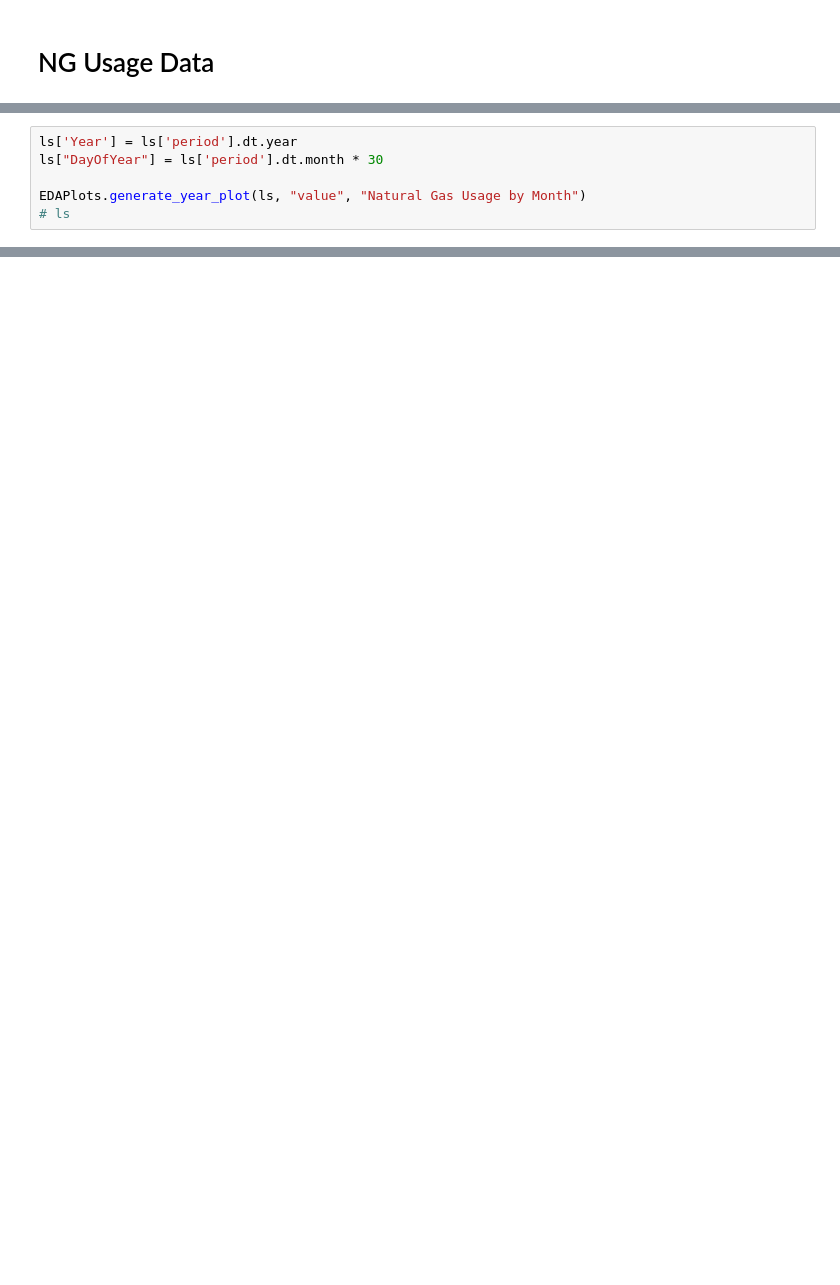
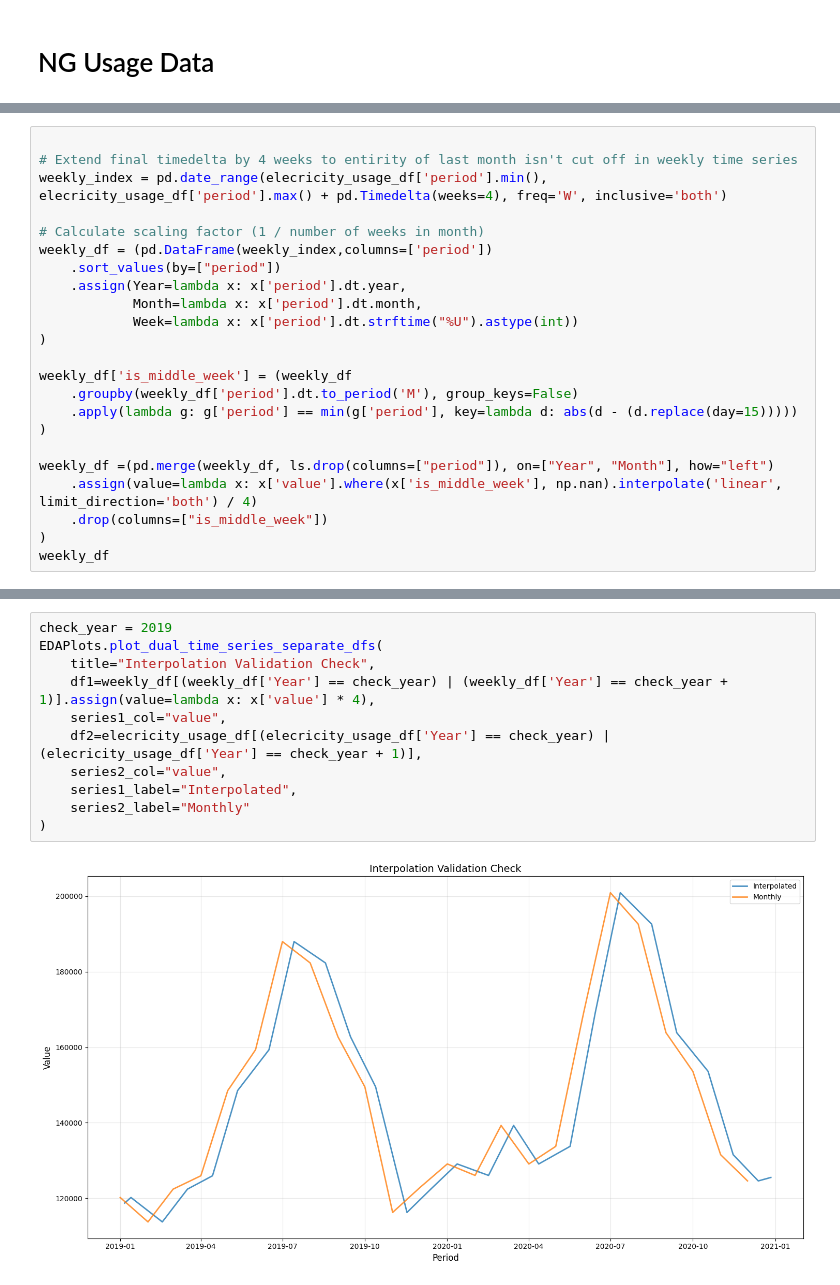
Before and after one commit to JCalago02/Nat-Gas-Model, a Jupyter notebook: notebooks/features.ipynb, the cells around one changed output, grey strips where cells are left out. Cells and saved outputs as stored; diff of their text form; blank space fills up the shorter version.

```diff
--- a/notebooks/features.ipynb
+++ b/notebooks/features.ipynb
@@ -135,6 +109,0 @@ ls
-# %%
-ls['Year'] = ls['period'].dt.year
-ls["DayOfYear"] = ls['period'].dt.month * 30
-
-EDAPlots.generate_year_plot(ls, "value", "Natural Gas Usage by Month")
-# ls
@@ -216,0 +115,23 @@ scaling_factor
+# %%
+
+# Extend final timedelta by 4 weeks to entirity of last month isn't cut off in weekly time series
+weekly_index = pd.date_range(elecricity_usage_df['period'].min(), elecricity_usage_df['period'].max() + pd.Timedelta(weeks=4), freq='W', inclusive='both')
+
+# Calculate scaling factor (1 / number of weeks in month)
+weekly_df = (pd.DataFrame(weekly_index,columns=['period'])
+    .sort_values(by=["period"])
+    .assign(Year=lambda x: x['period'].dt.year,
+            Month=lambda x: x['period'].dt.month,
+            Week=lambda x: x['period'].dt.strftime("%U").astype(int))
+)
+
+weekly_df['is_middle_week'] = (weekly_df
+    .groupby(weekly_df['period'].dt.to_period('M'), group_keys=False)
+    .apply(lambda g: g['period'] == min(g['period'], key=lambda d: abs(d - (d.replace(day=15)))))
+)
+
+weekly_df =(pd.merge(weekly_df, ls.drop(columns=["period"]), on=["Year", "Month"], how="left")
+    .assign(value=lambda x: x['value'].where(x['is_middle_week'], np.nan).interpolate('linear', limit_direction='both') / 4)
+    .drop(columns=["is_middle_week"])
+)
+weekly_df
@@ -216,0 +152,13 @@ scaling_factor
+# %%
+check_year = 2019
+EDAPlots.plot_dual_time_series_separate_dfs(
+    title="Interpolation Validation Check",
+    df1=weekly_df[(weekly_df['Year'] == check_year) | (weekly_df['Year'] == check_year + 1)].assign(value=lambda x: x['value'] * 4),
+    series1_col="value",
+    df2=elecricity_usage_df[(elecricity_usage_df['Year'] == check_year) | (elecricity_usage_df['Year'] == check_year + 1)],
+    series2_col="value",
+    series1_label="Interpolated",
+    series2_label="Monthly"
+)
+# %% [output]
+[figure, added]
```
Also changed, not shown: parts of 16 cells of this notebook, 2 other files.
